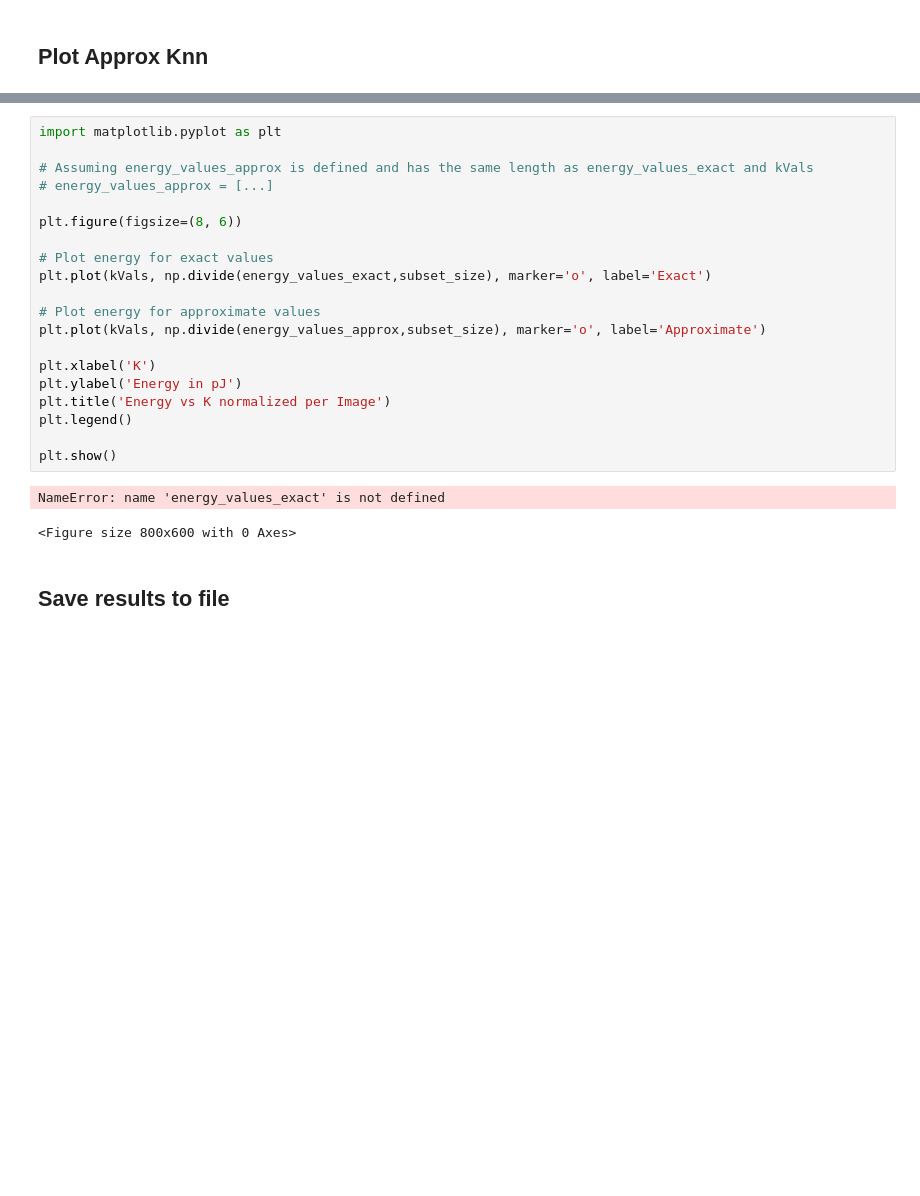
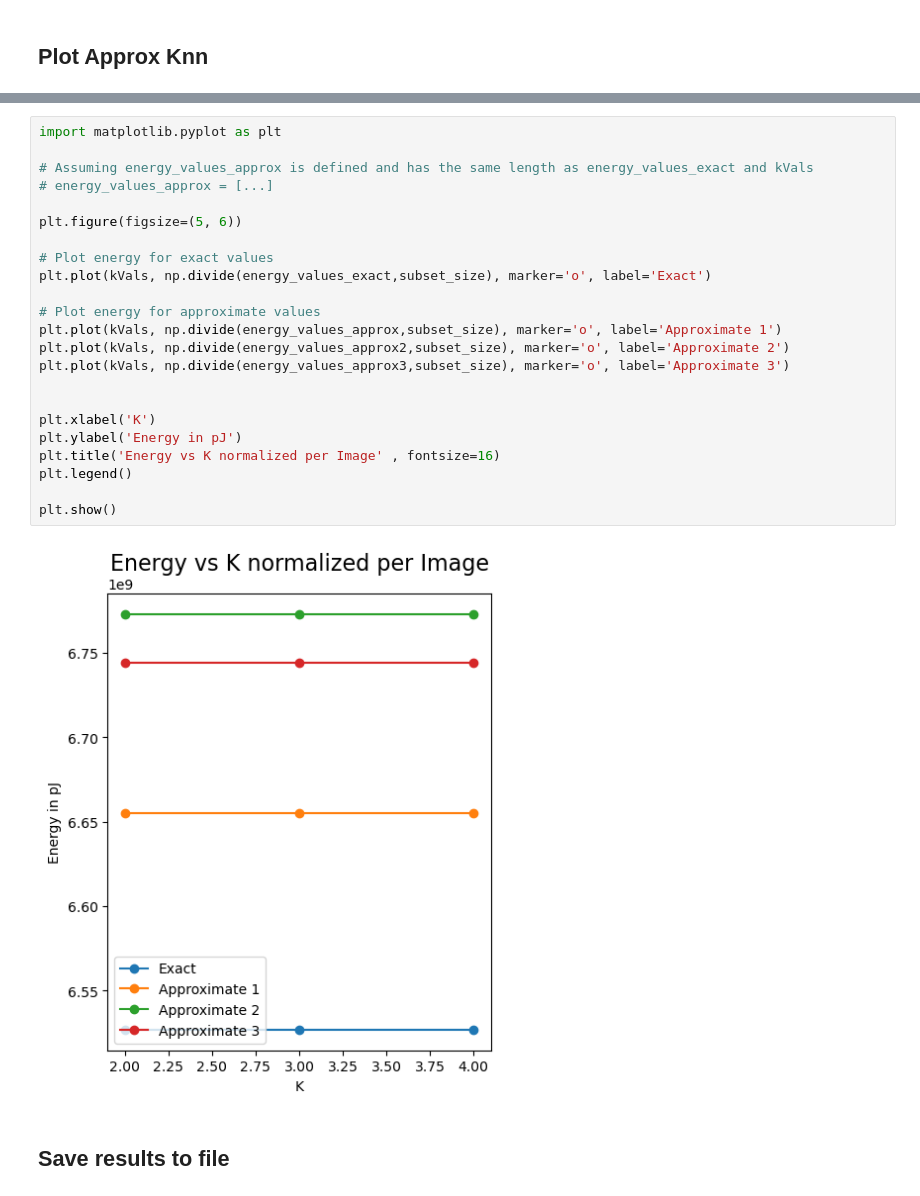
Before and after one commit to DerBurri/ecp, a Jupyter notebook: final_project/machine_learning/knearest.ipynb, the cells around one changed output, grey strips where cells are left out. Saved outputs shown, nothing was run; the diff lists cells and outputs as text; blank space fills up the shorter version.

```diff
--- a/final_project/machine_learning/knearest.ipynb
+++ b/final_project/machine_learning/knearest.ipynb
@@ -946,26 +1177,28 @@ plt.show()
 # %%
 import matplotlib.pyplot as plt
 
 # Assuming energy_values_approx is defined and has the same length as energy_values_exact and kVals
 # energy_values_approx = [...]
 
-plt.figure(figsize=(8, 6))
+plt.figure(figsize=(5, 6))
 
 # Plot energy for exact values
 plt.plot(kVals, np.divide(energy_values_exact,subset_size), marker='o', label='Exact')
 
 # Plot energy for approximate values
-plt.plot(kVals, np.divide(energy_values_approx,subset_size), marker='o', label='Approximate')
+plt.plot(kVals, np.divide(energy_values_approx,subset_size), marker='o', label='Approximate 1')
+plt.plot(kVals, np.divide(energy_values_approx2,subset_size), marker='o', label='Approximate 2')
+plt.plot(kVals, np.divide(energy_values_approx3,subset_size), marker='o', label='Approximate 3')
+
 
 plt.xlabel('K')
 plt.ylabel('Energy in pJ')
-plt.title('Energy vs K normalized per Image')
+plt.title('Energy vs K normalized per Image' , fontsize=16)
 plt.legend()
 
 plt.show()
 # %% [output]
-NameError: name 'energy_values_exact' is not defined
-<Figure size 800x600 with 0 Axes>
+[figure, added]
 # %% [markdown]
 ## Save results to file
 # %%
```
Also changed, not shown: parts of 4 cells of this notebook.
